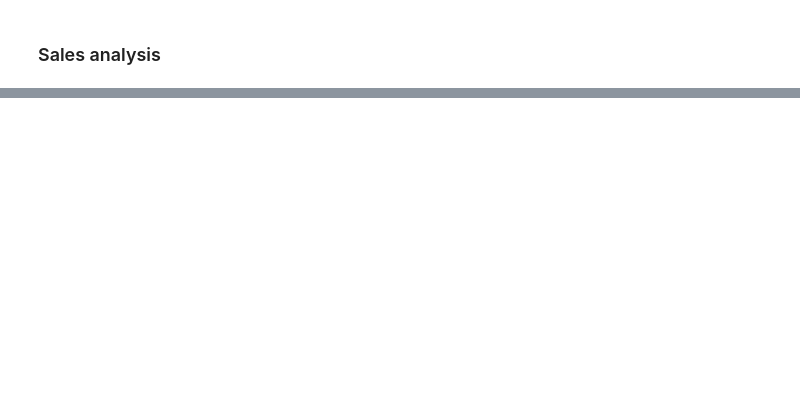
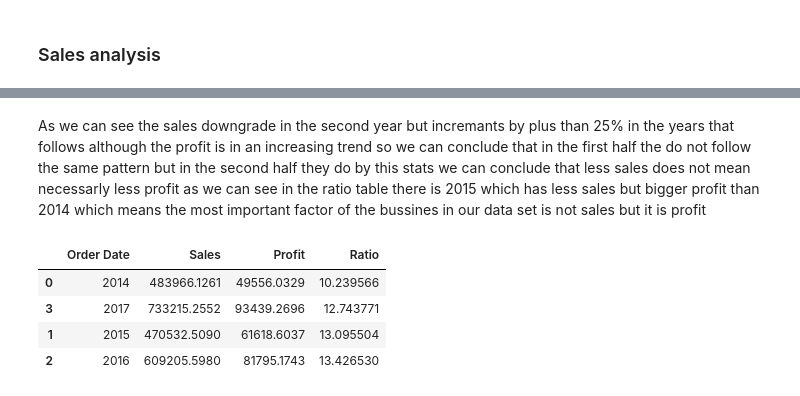
Before and after one commit to rabe156/Superstore-Dataset-analysis, a Jupyter notebook: notebooks/superstore_analysis.ipynb, the cells around one changed output, grey strips where cells are left out. Cells and saved outputs as stored; diff of their text form; code cells hidden in the pictures; blank space fills up the shorter version.

```diff
--- a/notebooks/superstore_analysis.ipynb
+++ b/notebooks/superstore_analysis.ipynb
@@ -474,0 +573,13 @@ the product that generate the most profit is : Canon imageCLASS 2200 Advanced Co
+# %% [markdown]
+As we can see the sales downgrade in the second year but incremants by plus than 25% in the years that follows although the profit is in an increasing trend so we can conclude that in the first half the do not follow the same pattern but in the second half they do
+by this stats we can conclude that less sales does not mean necessarly less profit as we can see in the ratio table there is 2015 which has less sales but bigger profit than 2014 which means the most important factor of the bussines in our data set is not sales but it is profit
+# %%
+Ratio=yearlySales.merge(yearlyProfit , how ="left" , on = 'Order Date')
+Ratio['Ratio']=(Ratio["Profit"]/Ratio["Sales"])*100
+Ratio.sort_values(by="Ratio")
+# %% [output]
+|  | Order Date | Sales | Profit | Ratio |
+| 0 | 2014 | 483966.1261 | 49556.0329 | 10.239566 |
+| 3 | 2017 | 733215.2552 | 93439.2696 | 12.743771 |
+| 1 | 2015 | 470532.5090 | 61618.6037 | 13.095504 |
+| 2 | 2016 | 609205.5980 | 81795.1743 | 13.426530 |
```
Also changed, not shown: parts of 10 cells of this notebook.
